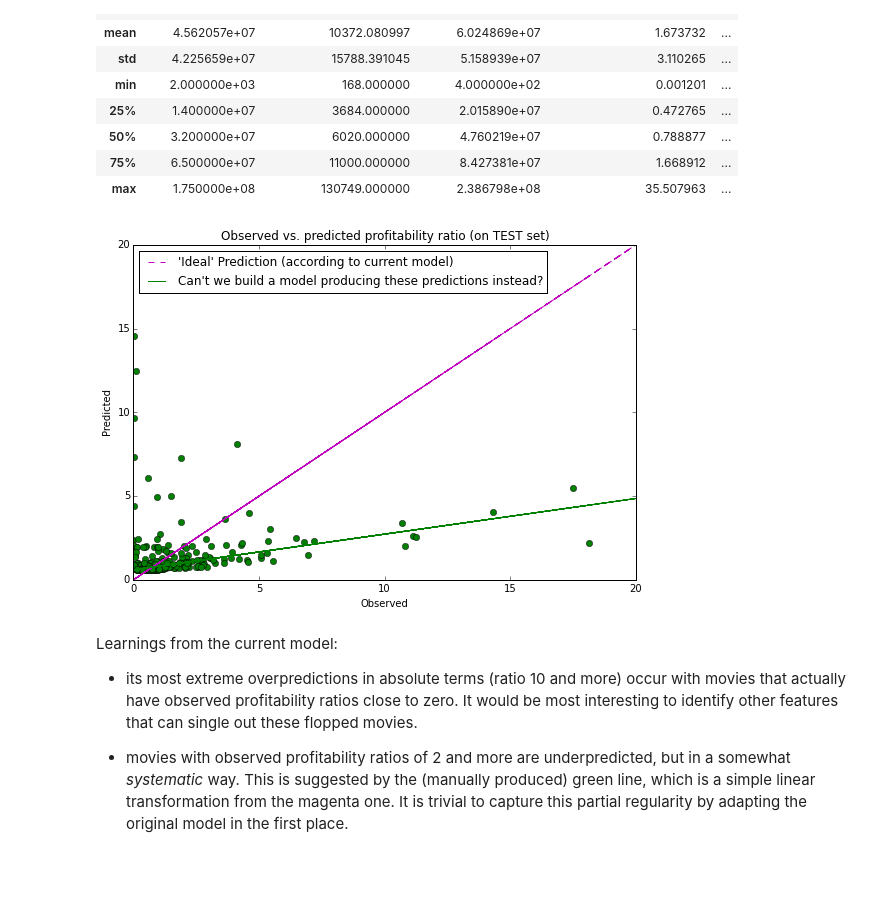
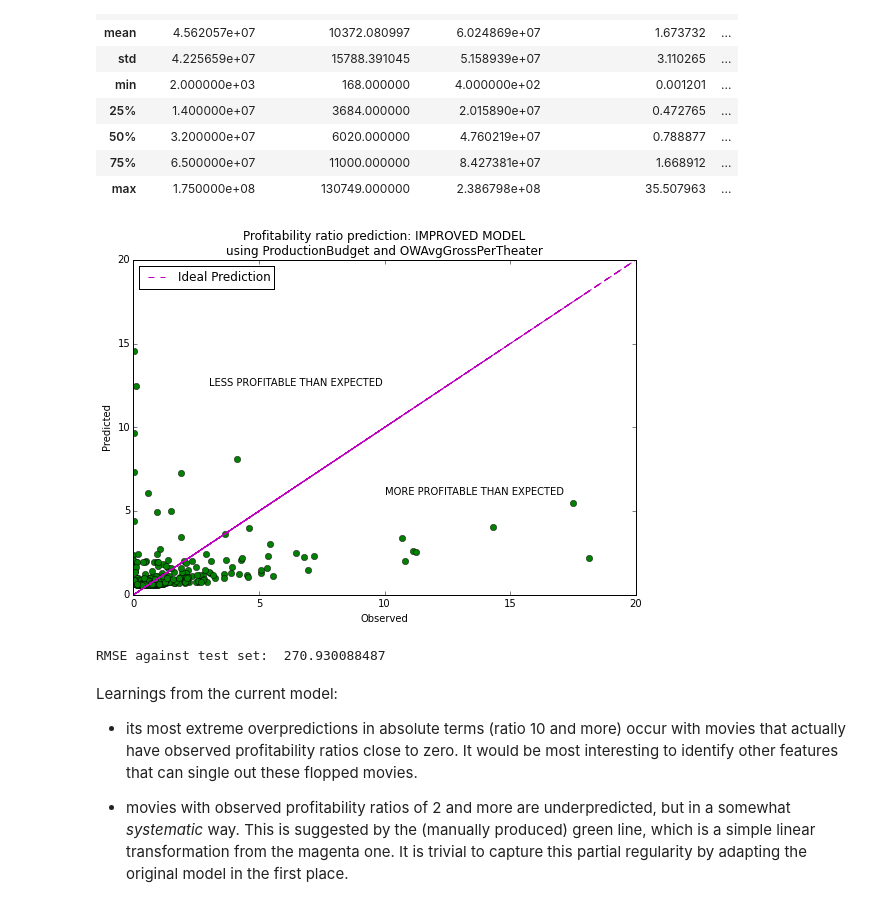
Before and after one commit to fdurant/linres_challenges, a Jupyter notebook: linear_regression_challenges_2.ipynb, the cells around one changed output. Cells and saved outputs as stored; diff of their text form; code cells hidden in the pictures; blank space fills up the shorter version.

```diff
--- a/linear_regression_challenges_2.ipynb
+++ b/linear_regression_challenges_2.ipynb
@@ -70,17 +74,20 @@ for c in irrelevantColumns:
     if c in relevantColumns:
         relevantColumns.remove(c)
 print "relevantColumns:", relevantColumns
-moviesDF2 = moviesDF.dropna(subset=relevantColumns)
+moviesDF2 = moviesDF.copy()
+moviesDF2 = moviesDF2.dropna(subset=relevantColumns)
 moviesDF2.drop(irrelevantColumns, inplace=True, axis=1)
 
 print "Remaining number of entries after removal of NaN values in relevant columns: %d" % len(moviesDF2)
 
 # Removal of outliers: keep only the ones that are within +3 to -3 standard deviations
 # in the columns 'ProductionBudget' and 'DomesticTotalGross'.
-moviesDF3 = moviesDF2[np.abs(moviesDF2.ProductionBudget-moviesDF2.ProductionBudget.mean())<=(3*moviesDF2.ProductionBudget.std())]
+moviesDF3 = moviesDF2.copy()
+moviesDF3 = moviesDF3[np.abs(moviesDF3.ProductionBudget-moviesDF3.ProductionBudget.mean())<=(3*moviesDF3.ProductionBudget.std())]
 print "Remaining number of entries after removal of ProductionBudget outliers: %d" % len(moviesDF3)
 
-moviesDF4 = moviesDF3[np.abs(moviesDF3.DomesticTotalGross-moviesDF3.DomesticTotalGross.mean())<=(3*moviesDF3.DomesticTotalGross.std())]
+moviesDF4 = moviesDF3.copy()
+moviesDF4 = moviesDF4[np.abs(moviesDF4.DomesticTotalGross-moviesDF4.DomesticTotalGross.mean())<=(3*moviesDF4.DomesticTotalGross.std())]
 print "Remaining number of entries after removal of DomesticTotalGross outliers: %d" % len(moviesDF4)
 
 # Convert categorical columns
@@ -248,6 +258,9 @@ import sys
 def predictProfitabilityRatio(linearModel, *args):
     productionBudget = args[0]
     predictedDomesticTotalGross = linearModel.predict(args)
+    if (predictedDomesticTotalGross < 0):
+        predictedDomesticTotalGross = 0
+    assert(predictedDomesticTotalGross >= 0), "Negative predictedDomesticTotalGross found"
     result = calculateProfitabilityRatio(predictedDomesticTotalGross, productionBudget)
 #    result = 1
     return result
@@ -288,24 +301,32 @@ predProfRatio.describe()
 # %%
 fig = plt.figure(15, figsize=(9,6))
 plt.plot(testDF['observedProfitabilityRatio'], testDF['predictedProfitabilityRatio'], 'go')
-plt.title('Observed vs. predicted profitability ratio (on TEST set)')
+plt.title('Profitability ratio prediction: IMPROVED MODEL\nusing ProductionBudget and OWAvgGrossPerTheater')
+#plt.title('Observed vs. predicted profitability ratio (on TEST set)')
 plt.xlabel('Observed')
 plt.ylabel('Predicted')
+
+plt.annotate('MORE PROFITABLE THAN EXPECTED', xy=(10, 5), xytext=(10, 6))
+plt.annotate('LESS PROFITABLE THAN EXPECTED', xy=(7, 12.5), xytext=(3, 12.5))
 
 axes = plt.gca()
 axes.set_xlim([0,20])
 axes.set_ylim([0,20])
 
 # Magenta dashed line
-plt.plot(testDF['observedProfitabilityRatio'],testDF['observedProfitabilityRatio'], 'm--', label="'Ideal' Prediction (according to current model)")
+plt.plot(testDF['observedProfitabilityRatio'],testDF['observedProfitabilityRatio'], 'm--', label="Ideal Prediction")
 
-manuallyFitProfitabilityRatio = testDF['observedProfitabilityRatio'].apply(lambda x: 0.6 + (x/4.7))
+#manuallyFitProfitabilityRatio = testDF['observedProfitabilityRatio'].apply(lambda x: 0.6 + (x/4.7))
 # Green dashed line
-plt.plot(testDF['observedProfitabilityRatio'], manuallyFitProfitabilityRatio, 'g-', label="Can't we build a model producing these predictions instead?")
+#plt.plot(testDF['observedProfitabilityRatio'], manuallyFitProfitabilityRatio, 'g-', label="Can't we build a model producing these predictions instead?")
 plt.legend(loc=2)
 plt.show()
+
+from sklearn.metrics import mean_squared_error
+print "RMSE against test set: ", math.sqrt(mean_squared_error(testDF['observedProfitabilityRatio'], testDF['predictedProfitabilityRatio']))
 # %% [output]
-[figure, old version]
+[figure, new version]
+RMSE against test set:  270.930088487
 # %% [markdown]
 Learnings from the current model:
 
```
Also changed, not shown: parts of 33 cells of this notebook.
